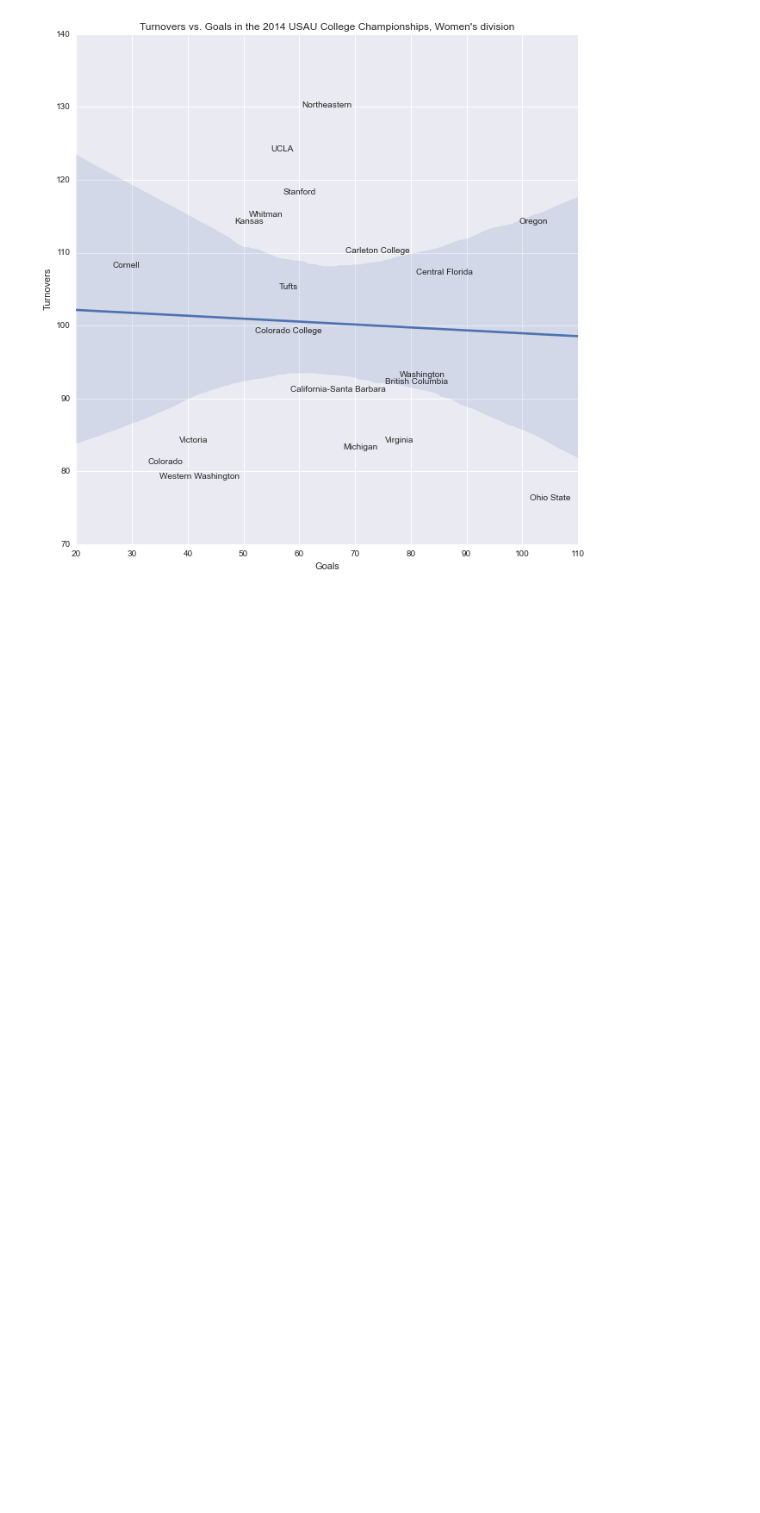
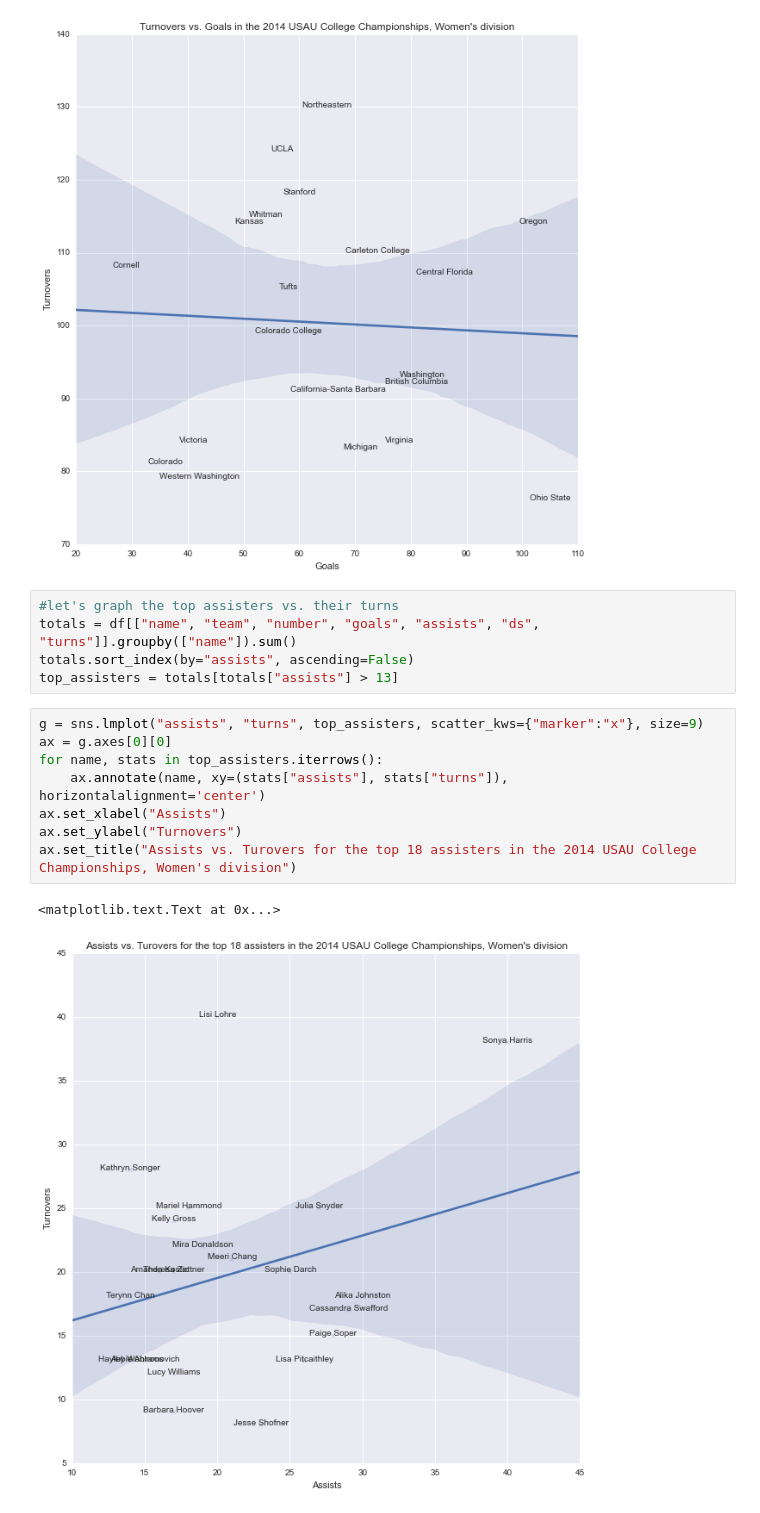
Before and after one commit to llimllib/2014collegechamps, a Jupyter notebook: Womens Stats.ipynb, the cells around one changed output. Saved outputs shown, nothing was run; the diff lists cells and outputs as text; blank space fills up the shorter version.

Commit message:
updates to the mens and womens notebooks

```diff
--- a/Womens Stats.ipynb
+++ b/Womens Stats.ipynb
@@ -175,3 +175,19 @@ ax.set_title("Turnovers vs. Goals in the 2014 USAU College Championships, Women'
 # %% [output]
 <matplotlib.text.Text at 0x...>
 [figure]
+# %%
+#let's graph the top assisters vs. their turns
+totals = df[["name", "team", "number", "goals", "assists", "ds", "turns"]].groupby(["name"]).sum()
+totals.sort_index(by="assists", ascending=False)
+top_assisters = totals[totals["assists"] > 13]
+# %%
+g = sns.lmplot("assists", "turns", top_assisters, scatter_kws={"marker":"x"}, size=9)
+ax = g.axes[0][0]
+for name, stats in top_assisters.iterrows():
+    ax.annotate(name, xy=(stats["assists"], stats["turns"]), horizontalalignment='center')
+ax.set_xlabel("Assists")
+ax.set_ylabel("Turnovers")
+ax.set_title("Assists vs. Turovers for the top 18 assisters in the 2014 USAU College Championships, Women's division")
+# %% [output]
+<matplotlib.text.Text at 0x...>
+[figure, added]
```
Also changed, not shown: 1 other file.
